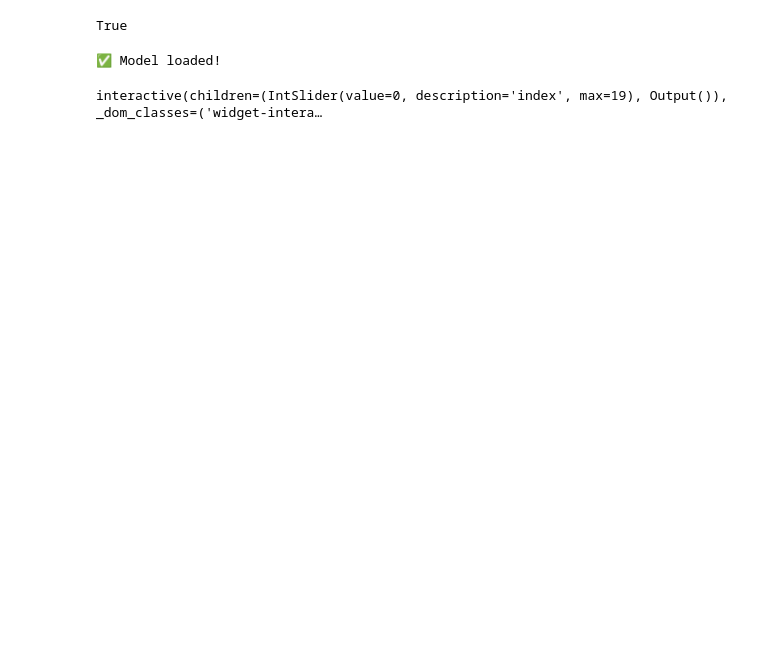
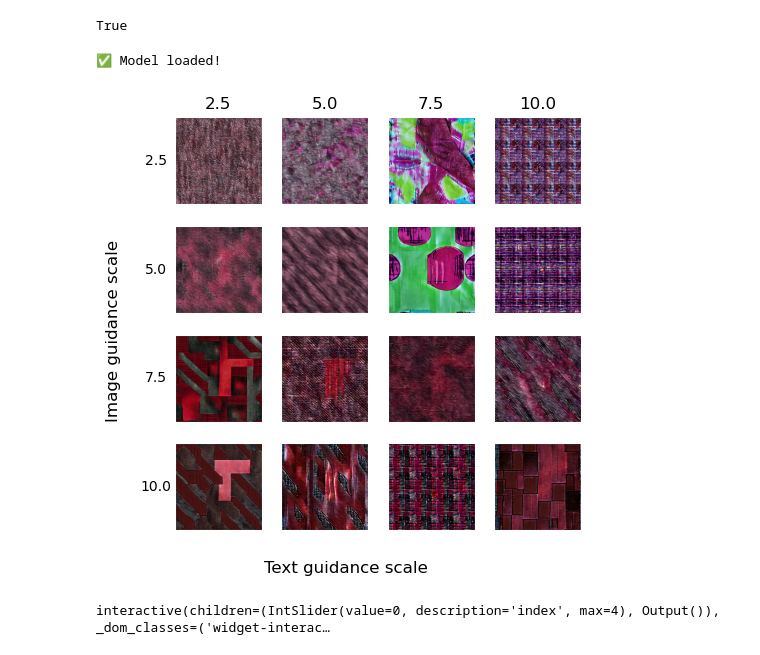
Before and after one commit to ludekcizinsky/garment-texture-completion, a Jupyter notebook: notebooks/post_training.ipynb, the cells around one changed output. Cells and saved outputs as stored; diff of their text form; code cells hidden in the pictures; blank space fills up the shorter version.

Commit message:
assesing the baseline model ntb

```diff
--- a/notebooks/post_training.ipynb
+++ b/notebooks/post_training.ipynb
@@ -38,9 +51,10 @@ True
 # %%
 checkpoint = torch.load(checkpoint_path, map_location="cpu", weights_only=False)
 cfg = checkpoint["hyper_parameters"]
+cfg.data.num_workers = 10
 trn_dataloader, val_dataloader = get_dataloaders(cfg)
 # %%
-model = GarmentInpainterModule(cfg, trn_dataloader).to(torch.float16)
+model = GarmentInpainterModule(cfg, trn_dataloader)
 model.setup()
 model.load_state_dict(checkpoint["state_dict"])
 model.eval().cuda()
@@ -52 +68,43 @@ batch = next(iter(val_dataloader))
+# %%
+# reconstructed_imgs = model.inference(batch["partial_diffuse_img"][:n].to("cuda"), num_inference_steps=50, guidance_scale=7.5, image_guidance_scale=1.5)
+partial_img = batch["partial_diffuse_img"][2].unsqueeze(0).to("cuda")
+image_guidance_scale = [2.5, 5.0, 7.5, 10.0]
+text_guidance_scale = [2.5, 5.0, 7.5, 10.0]
+results = []
+for img_scale in image_guidance_scale:
+    row_results = []
+    for t_scale in text_guidance_scale:
+        reconstructed_imgs = model.inference(partial_img, num_inference_steps=50, guidance_scale=t_scale, image_guidance_scale=img_scale)
+        row_results.extend(reconstructed_imgs)
+    results.append(row_results)
+# %%
+fig, axs = plt.subplots(
+    len(image_guidance_scale),
+    len(text_guidance_scale),
+    figsize=(5, 5),
+    tight_layout=True
+)
+
+for i, img_scale in enumerate(image_guidance_scale):
+    for j, t_scale in enumerate(text_guidance_scale):
+        ax = axs[i, j]
+        ax.imshow(results[i][j])
+        ax.set_xticks([])
+        ax.set_yticks([])
+        for spine in ax.spines.values():
+            spine.set_edgecolor('white')
+
+        # keep your per-row / per-col numeric labels if you want
+        if j == 0:
+            ax.set_ylabel(f"{img_scale}", rotation=0, labelpad=10, va='center')
+        if i == 0:
+            ax.set_title(f"{t_scale}")
+
+# now add the “global” labels
+fig.supxlabel("Text guidance scale", fontsize=12)
+fig.supylabel("Image guidance scale", fontsize=12)
+
+plt.show()
+# %% [output]
+[figure, added]
 # %%
@@ -57,17 +113,18 @@ target_images = [torch_image_to_pil(img) for img in denormalise_image_torch(batc
 # %%
 def plot_images(index):
     fig, axs = plt.subplots(1, 3, figsize=(10, 5))
-    axs[0].imshow(cond_images[index])
+    axs[0].imshow(cond_images[2])
     axs[0].set_title("Condition")
     axs[0].axis("off")
-    axs[1].imshow(pred_images[index])
-    axs[1].set_title("Predicted")
+    axs[1].imshow(results[index])
+    img_guidance = image_guidance_scale[index]
+    axs[1].set_title(f"Predicted, IMG_GUIDE={img_guidance}")
     axs[1].axis("off")
-    axs[2].imshow(target_images[index])
+    axs[2].imshow(target_images[2])
     axs[2].set_title("Target")
     axs[2].axis("off")
     plt.show()
 
-interact(plot_images, index=IntSlider(min=0, max=len(pred_images)-1, step=1));
+interact(plot_images, index=IntSlider(min=0, max=len(results)-1, step=1));
 # %% [output]
-interactive(children=(IntSlider(value=0, description='index', max=19), Output()), _dom_classes=('widget-intera…
+interactive(children=(IntSlider(value=0, description='index', max=4), Output()), _dom_classes=('widget-interac…
```
Also changed, not shown: parts of 5 cells of this notebook, 1 other file.
